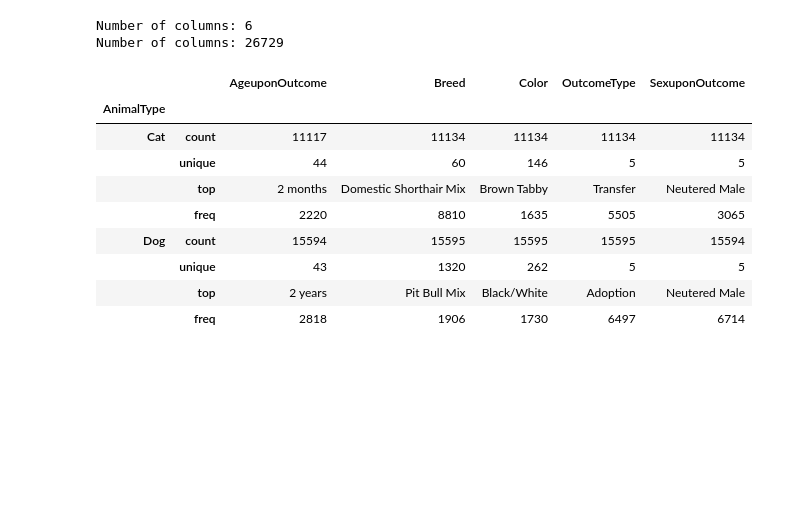
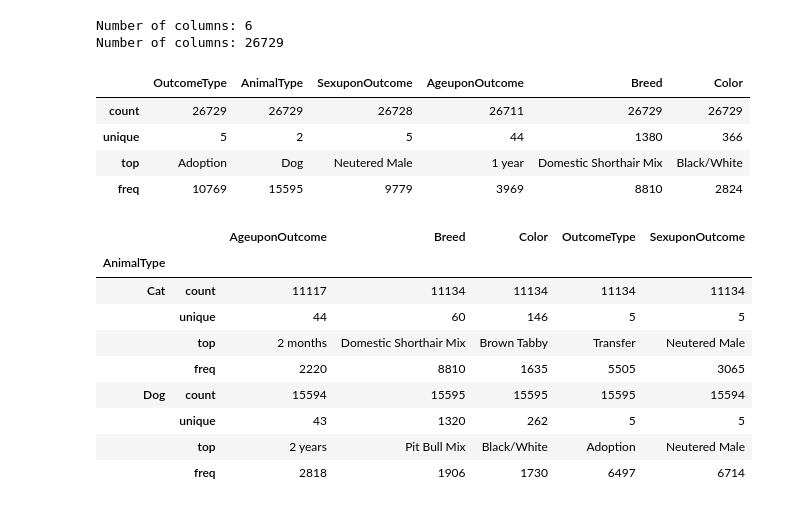
Before and after one commit to iterativo/machine-learning-nanodegree, a Jupyter notebook: projects/capstone/project/capstone_notebook.ipynb, the cells around one changed output. Cells and saved outputs as stored; diff of their text form; code cells hidden in the pictures; blank space fills up the shorter version.

```diff
--- a/projects/capstone/project/capstone_notebook.ipynb
+++ b/projects/capstone/project/capstone_notebook.ipynb
@@ -87,6 +92,14 @@ print "Number of columns: {0}".format(n_rows)
 # %% [output]
 Number of columns: 6
 Number of columns: 26729
+# %%
+train_data.describe()
+# %% [output]
+|  | OutcomeType | AnimalType | SexuponOutcome | AgeuponOutcome | Breed | Color |
+| count | 26729 | 26729 | 26728 | 26711 | 26729 | 26729 |
+| unique | 5 | 2 | 5 | 44 | 1380 | 366 |
+| top | Adoption | Dog | Neutered Male | 1 year | Domestic Shorthair Mix | Black/White |
+| freq | 10769 | 15595 | 9779 | 3969 | 8810 | 2824 |
 # %%
 animaltype_groupby = train_data.groupby('AnimalType')
 animaltype_groupby.describe()
```
Also changed, not shown: parts of 20 cells of this notebook.
